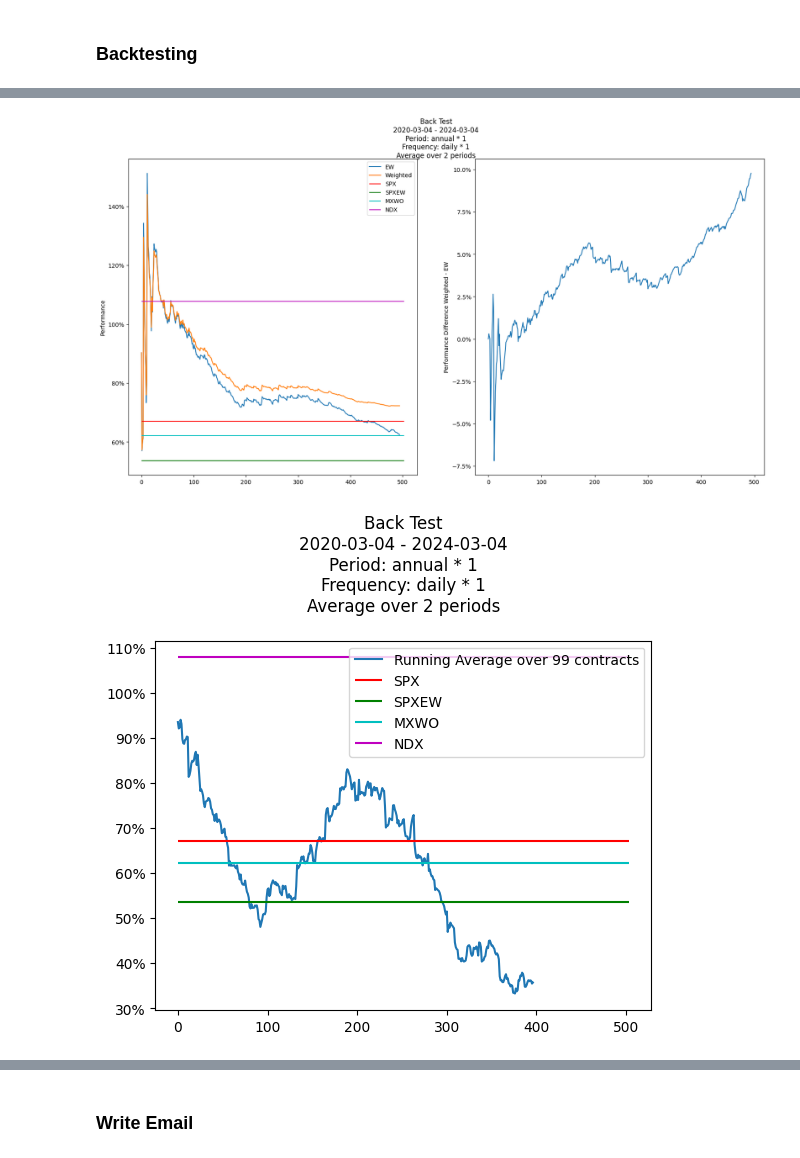
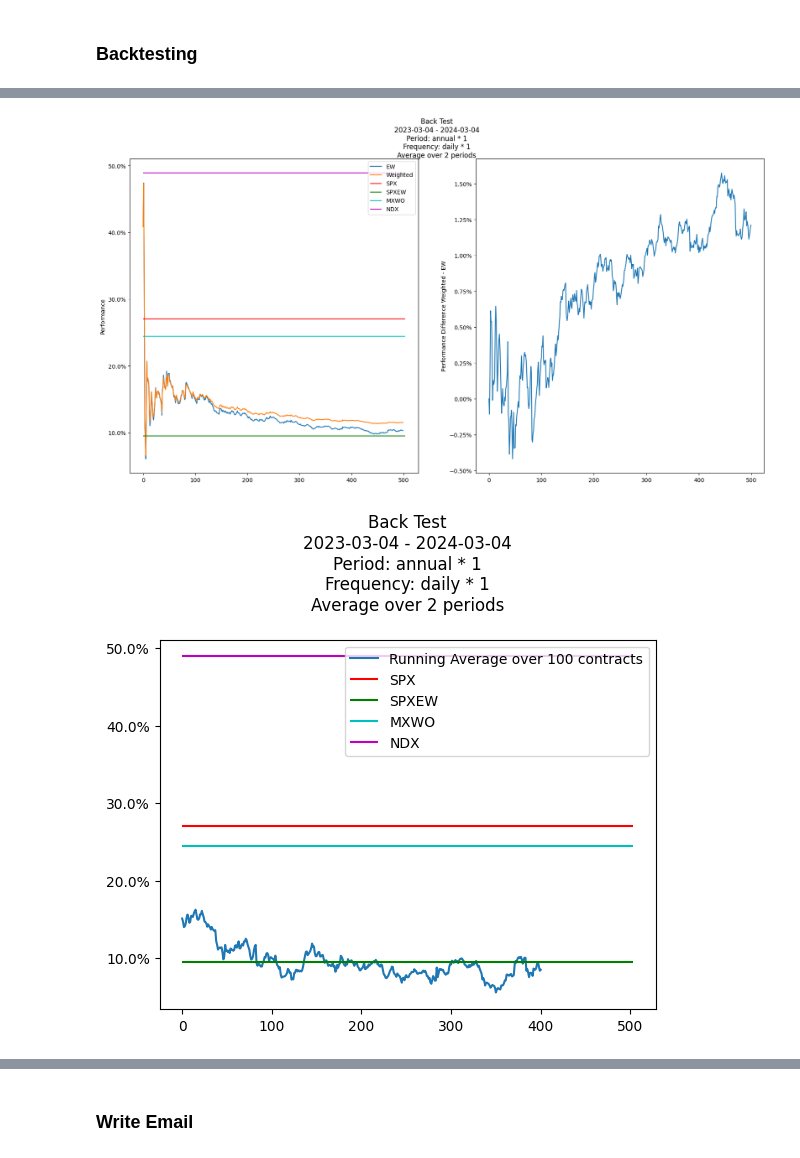
Before and after one commit to 97gamjak/stockMarket, a Jupyter notebook: notebooks/ranking.ipynb, the cells around one changed output, grey strips where cells are left out. Saved outputs shown, nothing was run; the diff lists cells and outputs as text; code cells hidden in the pictures.

```diff
--- a/notebooks/ranking.ipynb
+++ b/notebooks/ranking.ipynb
@@ -46,7 +46,7 @@ from stockMarket.ranking.specialRankingObjects import (
     create_pbg_ranker,
 )
 
-years_back = 4
+years_back = 2
 
 equity_ratio_ranker = create_equity_ratio_ranker([10, 30], [0,1,2])
 netto_margin_ranker = create_netto_margin_ranker([10, 20, 30], [0,1,2, 3])
@@ -56,10 +56,10 @@ gearing_ranker = create_gearing_ranker([10, 35, 60], [3,2,1,0])
 dynamic_gearing_ranker = create_dynamic_gearing_ranker([1, 2, 5], [3,2,1,0])
 current_assets_coverage_ratio_ranker = create_asset_coverage_ratio_ranker([100, 130], [0,1,2])
 third_order_liquidity_ranker = create_third_order_liquidity_ranker([150, 500], [0,1,2])
-peg_ranker_callable = lambda x, y: create_peg_ranker(growth_years=1, cutoffs=[0.5, 1.2], scores=[2,1,0], date=x, years_back=y)
-prg_ranker_callable = lambda x, y: create_prg_ranker(growth_years=1, cutoffs=[0.2, 0.4], scores=[2,1,0], date=x, years_back=y)
-pfcg_ranker_callable = lambda x, y: create_pfcg_ranker(growth_years=1, cutoffs=[0.6, 1.2], scores=[2,1,0], date=x, years_back=y)
-pbg_ranker_callable = lambda x, y: create_pbg_ranker(growth_years=1, cutoffs=[0.4, 1.0], scores=[2,1,0], date=x, years_back=y)
+peg_ranker_callable = lambda x, y: create_peg_ranker(growth_years=3, cutoffs=[0.5, 1.2], scores=[2,1,0], date=x, years_back=y)
+prg_ranker_callable = lambda x, y: create_prg_ranker(growth_years=3, cutoffs=[0.2, 0.4], scores=[2,1,0], date=x, years_back=y)
+pfcg_ranker_callable = lambda x, y: create_pfcg_ranker(growth_years=3, cutoffs=[0.6, 1.2], scores=[2,1,0], date=x, years_back=y)
+pbg_ranker_callable = lambda x, y: create_pbg_ranker(growth_years=3, cutoffs=[0.4, 1.0], scores=[2,1,0], date=x, years_back=y)
 
 ranking_list = [
     equity_ratio_ranker,
@@ -170,9 +170,9 @@ from stockMarket.utils.period import Period
 back_tester = BackTester(contracts, ranking_list)
 start_date = dt.date.today() # - dt.timedelta(days=364*0.5)
 end_date = dt.date.today() # - dt.timedelta(days=365)
-years_back = 4
+years_back = 1
 # period = Period("monthly", amount=6)
-period = Period("annual", amount=4)
+period = Period("annual", amount=1)
 frequency = "daily"
 back_tester.back_test(date=start_date, end_date=end_date, period=period, frequency=frequency, years_back=years_back)
 back_tester.plot_cumulative_performance()
@@ -181,5 +189,5 @@ back_tester.plot_single_performances()
-[figure, old version]
+[figure, new version]
-[figure, old version]
+[figure, new version]
 # %%
 back_tester.ranking.ranking
 # back_tester.prices
```
Also changed, not shown: parts of 3 cells of this notebook, 8 other files.
